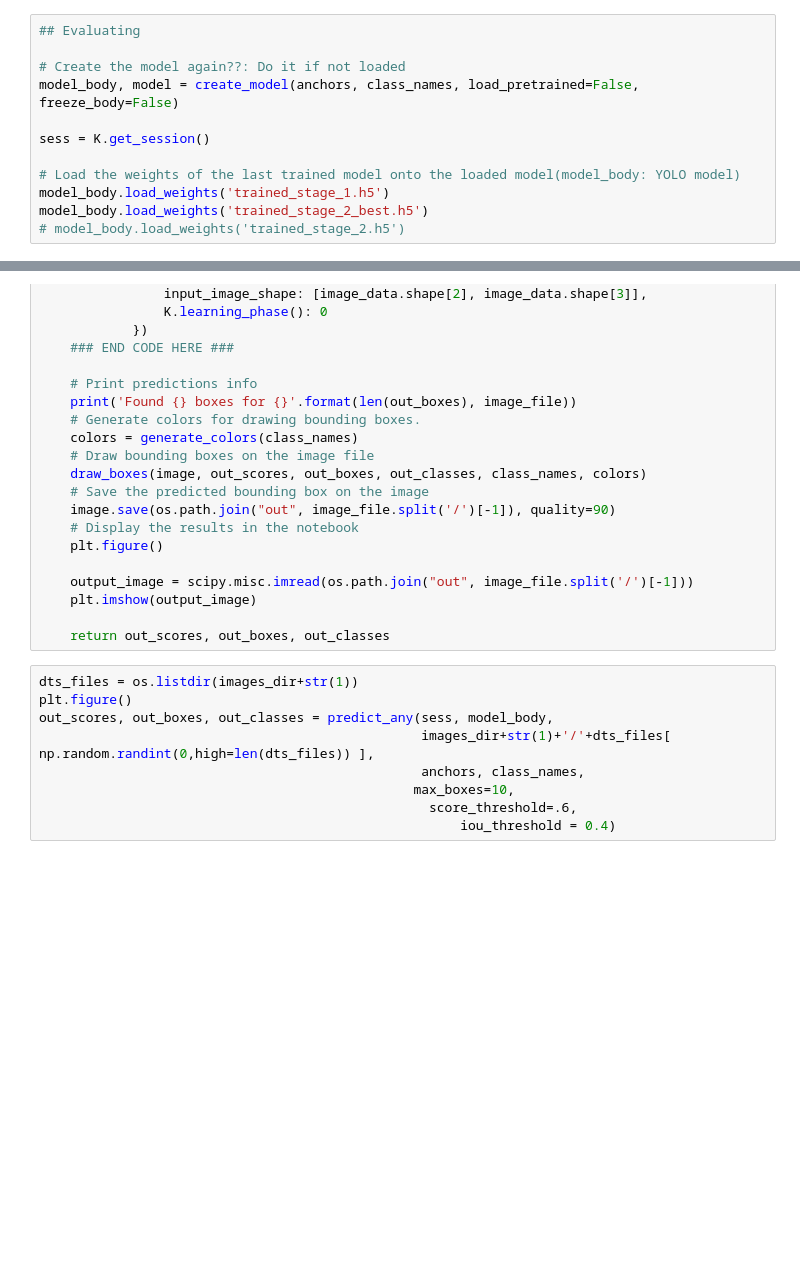
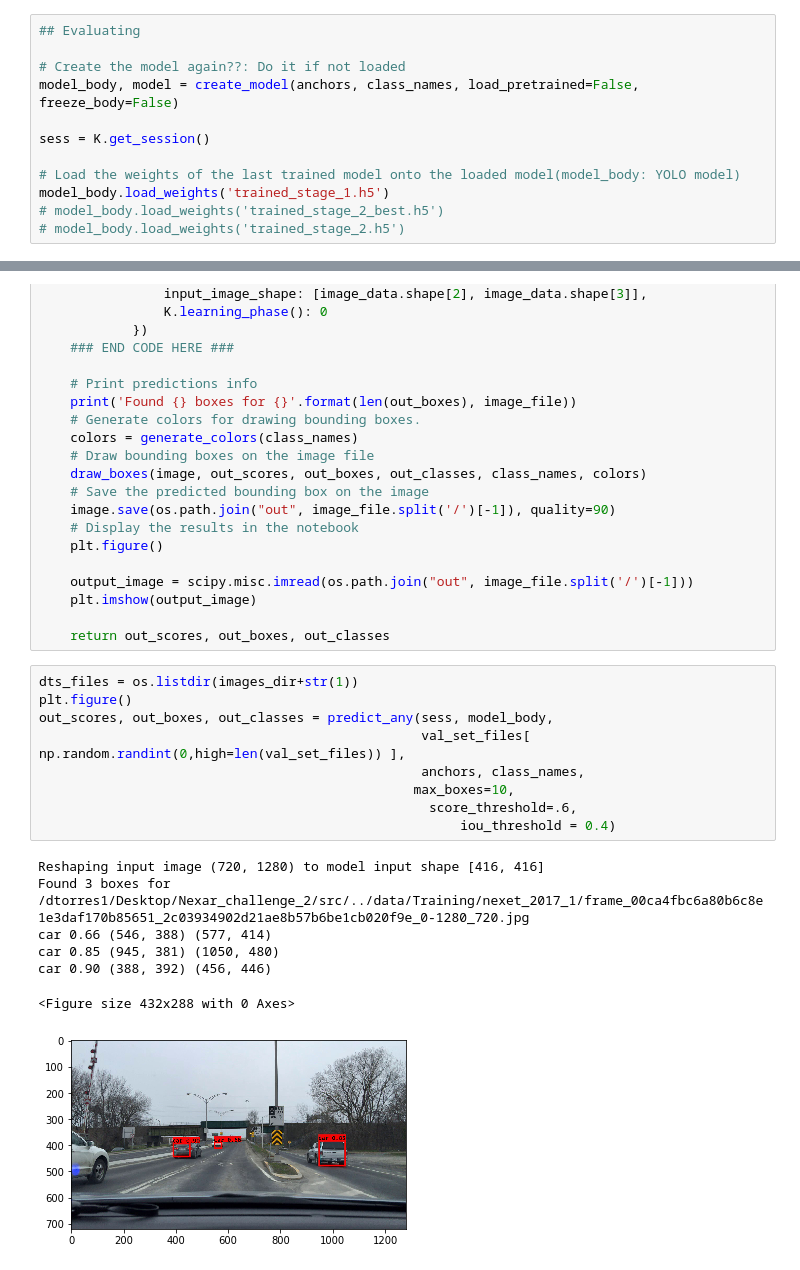
Before and after one commit to DavidTorresOcana/Nexar_challenge_2, a Jupyter notebook: src/Nexar YOLO Train-eval.ipynb, the cells around one changed output, grey strips where cells are left out. Cells and saved outputs as stored; diff of their text form; blank space fills up the shorter version.

```diff
--- a/src/Nexar YOLO Train-eval.ipynb
+++ b/src/Nexar YOLO Train-eval.ipynb
@@ -598,5 +601,5 @@ sess = K.get_session()
 
 # Load the weights of the last trained model onto the loaded model(model_body: YOLO model)
 model_body.load_weights('trained_stage_1.h5')
-model_body.load_weights('trained_stage_2_best.h5')
+# model_body.load_weights('trained_stage_2_best.h5')
 # model_body.load_weights('trained_stage_2.h5')
@@ -669,9 +695,17 @@ def predict_any(sess , model, image_file, anchors, class_names, max_boxes, score
 # %%
 dts_files = os.listdir(images_dir+str(1))
 plt.figure()
 out_scores, out_boxes, out_classes = predict_any(sess, model_body,
-                                                 images_dir+str(1)+'/'+dts_files[ np.random.randint(0,high=len(dts_files)) ],
+                                                 val_set_files[ np.random.randint(0,high=len(val_set_files)) ],
                                                  anchors, class_names,
                                                 max_boxes=10,
                                                   score_threshold=.6,
                                                       iou_threshold = 0.4)
+# %% [output]
+Reshaping input image (720, 1280) to model input shape [416, 416]
+Found 3 boxes for /dtorres1/Desktop/Nexar_challenge_2/src/../data/Training/nexet_2017_1/frame_00ca4fbc6a80b6c8e1e3daf170b85651_2c03934902d21ae8b57b6be1cb020f9e_0-1280_720.jpg
+car 0.66 (546, 388) (577, 414)
+car 0.85 (945, 381) (1050, 480)
+car 0.90 (388, 392) (456, 446)
+<Figure size 432x288 with 0 Axes>
+[figure, added]
```
Also changed, not shown: parts of 9 cells of this notebook, 1 other file.
